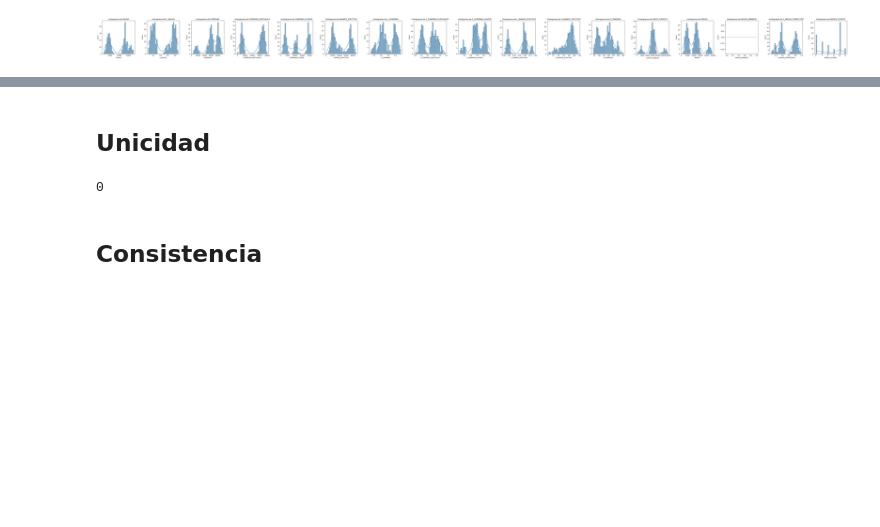
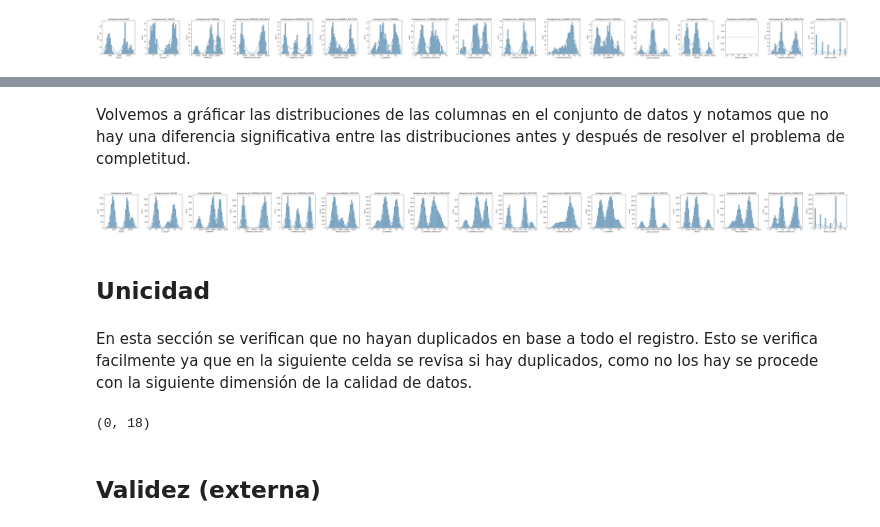
Before and after one commit to j4vierb/FinanzasAlpes-lab2, a Jupyter notebook: v1.ipynb, the cells around one changed output, grey strips where cells are left out. Cells and saved outputs as stored; diff of their text form; code cells hidden in the pictures; blank space fills up the shorter version.

Commit message:
Finish 'perfilamiento', 'calidad de datos' and 'transformaciones' sections

```diff
--- a/v1.ipynb
+++ b/v1.ipynb
@@ -170,0 +162,8 @@ dtype: int64
+# %%
+knn_imputer = KNNImputer(n_neighbors=5, weights="uniform")
+imputed_array = knn_imputer.fit_transform(df[[col for col in df.columns if col != 'ID']])
+
+not_ID = [col for col in df.columns if col != 'ID']
+imputed_df = pd.DataFrame(imputed_array, index=df.index, columns=not_ID)
+
+imputed_df = pd.concat([df['ID'], imputed_df], axis=1)
@@ -171,8 +192,26 @@ dtype: int64
+# %% [markdown]
+Volvemos a gráficar las distribuciones de las columnas en el conjunto de datos y notamos que no hay una diferencia significativa entre las distribuciones antes y después de resolver el problema de completitud.
+# %%
+number_cols = imputed_df.select_dtypes(include = ['int64','float']).columns
+num_cols = len(number_cols)
+fig, axes = plt.subplots(nrows=1, ncols=num_cols, figsize=(4 * num_cols, 4))
+
+# Graficar histogramas para cada columna numérica
+for ax, col in zip(axes, number_cols):
+    sns.histplot(imputed_df[col], bins=30, kde=True, ax=ax)
+    ax.set_title(f'Histograma de {col}')
+
+plt.tight_layout()
+plt.show()
+# %% [output]
+[figure, added]
 # %% [markdown]
 ## Unicidad
+# %% [markdown]
+En esta sección se verifican que no hayan duplicados en base a todo el registro. Esto se verifica facilmente ya que en la siguiente celda se revisa si hay duplicados, como no los hay se procede con la siguiente dimensión de la calidad de datos.
 # %%
-df[df.duplicated()].shape[0]
+imputed_df[imputed_df.duplicated()].shape
 # %% [output]
-0
+(0, 18)
 # %% [markdown]
-## Consistencia
+## Validez (externa)
```
Also changed, not shown: parts of 36 cells of this notebook.
